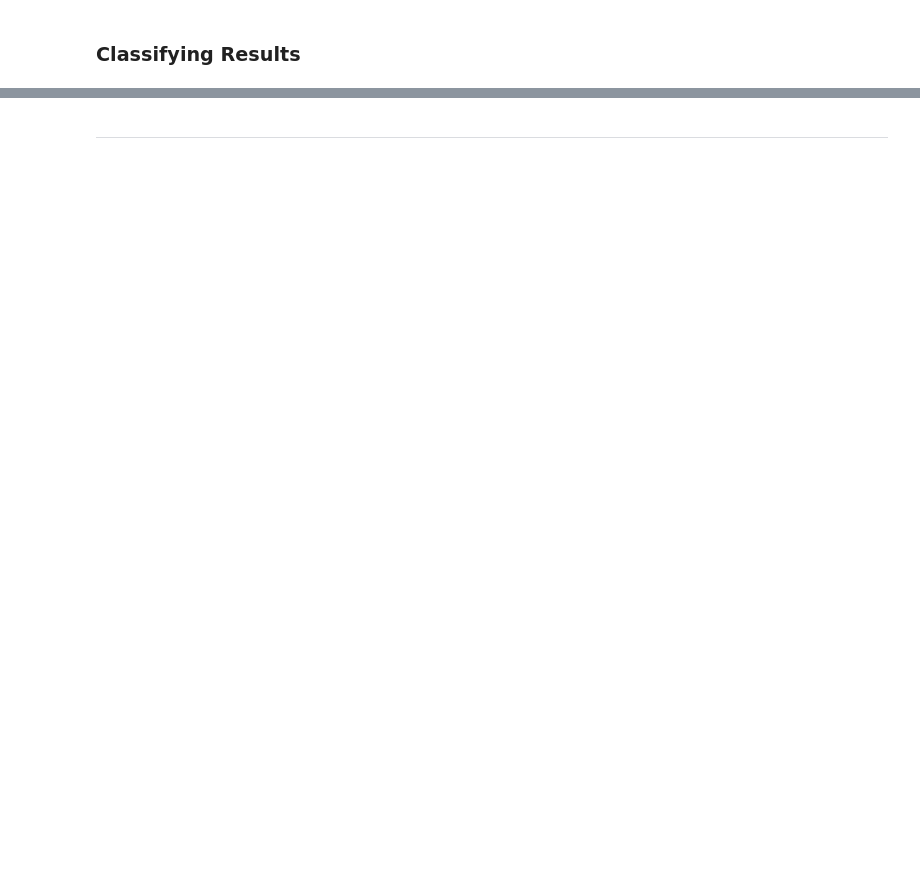
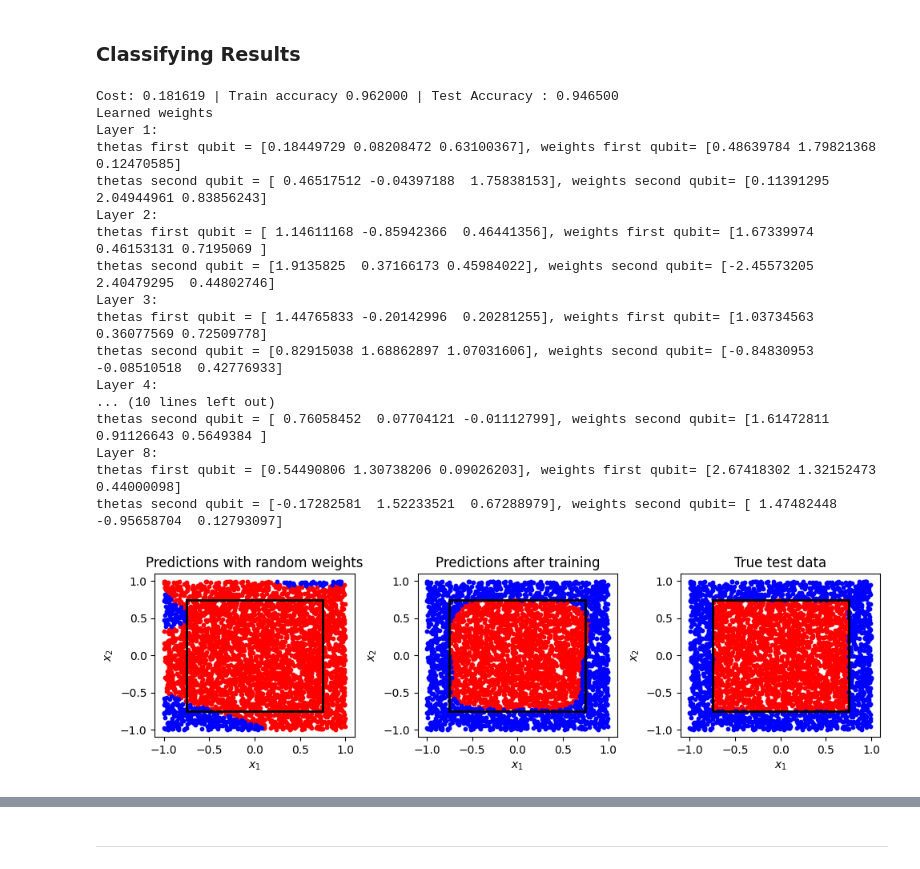
Before and after one commit to HeechanYi/Data-Reuploading, a Jupyter notebook: Code reproducing/2ClassProblemMQ.ipynb, the cells around one changed output, grey strips where cells are left out. Drawn from its saved outputs; the diff is of its cells as text; code cells hidden in the pictures; blank space fills up the shorter version.

```diff
--- a/Code reproducing/2ClassProblemMQ.ipynb
+++ b/Code reproducing/2ClassProblemMQ.ipynb
@@ -353,35 +353,36 @@ _____
 ## Process of Compressed scheme 2QC
 # %%
 # the numbers of training and test data
-num_training = 500
-num_test = 1000
+num_training = 1000
+num_test = 4000
 
 # Training datas(where we will train the data)
-Xdata, y_train, condition = Circle(num_training)
+Xdata, y_train, condition = Square(num_training)
 train_data = np.hstack((Xdata, np.zeros((Xdata.shape[0], 1), requires_grad=False))) # point (x_1, x_2, x_3 = 0)
 
 # Testing datas(where we get the model accuracy)
-Xtest, y_test, condition = Circle(num_test)
+Xtest, y_test, condition = Square(num_test)
 test_data = np.hstack((Xtest, np.zeros((Xtest.shape[0], 1), requires_grad=False))) # point (x_1, x_2, x_3 = 0)
 
 # Setting the training options
-num_layers = 1
+num_layers = 8
 epochs = 50
 batch_size = 50
-eta = 0.1
+eta = 0.07
 
-#조기 종료 설정
-patience = 10
+# Setting early stopping
+patience = 20
 min_delta = 0.01
 best_loss = np.inf
 patience_counter = 0
 
 # Using the Optimizer
-opt = GradientDescentOptimizer(eta)
+#opt = GradientDescentOptimizer(eta)
+opt = AdamOptimizer(eta)
 
 # Initializing random weights the parameters for U(p)
-thetas = np.random.uniform(size=num_layers*6, requires_grad=True)
-weights = np.random.uniform(size=num_layers*6, requires_grad=True)
+thetas = np.random.uniform(size=(num_layers*2,3), requires_grad=True)
+weights = np.random.uniform(size=(num_layers*2,3), requires_grad=True)
 
 ### Evaluating the classifier
 # Running the model with test data
@@ -395,7 +396,7 @@ accuracy_test = accuracy_score(y_test, predicted_test)
 # Saving predictions with random weights for comparison
 initial_predictions = predicted_test
 
-loss = loss_function(thetas, weights, test_data, y_test)
+loss = loss_function(thetas, weights, test_data, num_layers, y_test)
 
 loss_list = [loss]
 accuracy_train_list = [accuracy_train]
@@ -409,11 +410,11 @@ print(
 
 for it in range(epochs):
     for Xbatch, ybatch in iterate_minibatches(train_data, y_train, batch_size=batch_size):
-        thetas, weights, _, _ = opt.step(loss_function, thetas, weights, Xbatch, ybatch)
+        thetas, weights, _, _, _ = opt.step(loss_function, thetas, weights, Xbatch, num_layers, ybatch)
 
     predicted_train, expvals_train = model_running(thetas, weights, train_data, num_layers)
     accuracy_train = accuracy_score(y_train, predicted_train)
-    loss = loss_function(thetas, weights, train_data, y_train)
+    loss = loss_function(thetas, weights, train_data, num_layers, y_train)
 
     predicted_test, expvals_test = model_running(thetas, weights, test_data, num_layers)
     accuracy_test = accuracy_score(y_test, predicted_test)
@@ -428,7 +429,7 @@ for it in range(epochs):
     accuracy_train_list.append(accuracy_train)
     accuracy_test_list.append(accuracy_test)
 
-    # 조기 중단 체크
+    # Early Stopping
     if best_loss - loss > min_delta:
         best_loss = loss
         patience_counter = 0  # 성능 개선이 있으므로 카운터 초기화
@@ -444,24 +463,47 @@ for it in range(epochs):
 # %%
 print(
     "Cost: {:3f} | Train accuracy {:3f} | Test Accuracy : {:3f}".format(
         loss, accuracy_train, accuracy_test
     )
 )
 
+idx = 0
 print("Learned weights")
 for i in range(num_layers):
-    print("Layer {}: thetas = {}, weights = {}".format(i, thetas[i], weights[i]))
+    print(f"Layer {i+1}:")
+    print(f"thetas first qubit = {thetas[idx]}, weights first qubit= {weights[idx]}")
+    print(f"thetas second qubit = {thetas[idx+1]}, weights second qubit= {weights[idx+1]}")
+    idx += 2
 
 fig, axes = plt.subplots(1, 3, figsize=(10, 3))
-plot_data(test_data, initial_predictions, fig, axes[0], problem = "circle", condition = condition)
-plot_data(test_data, predicted_test, fig, axes[1], problem = "circle", condition = condition)
-plot_data(test_data, y_test, fig, axes[2], problem = "circle", condition = condition)
+plot_data(test_data, initial_predictions, fig, axes[0], problem = "square", condition = condition)
+plot_data(test_data, predicted_test, fig, axes[1], problem = "square", condition = condition)
+plot_data(test_data, y_test, fig, axes[2], problem = "square", condition = condition)
 
 axes[0].set_title("Predictions with random weights")
 axes[1].set_title("Predictions after training")
 axes[2].set_title("True test data")
 plt.tight_layout()
 plt.show()
+# %% [output]
+Cost: 0.181619 | Train accuracy 0.962000 | Test Accuracy : 0.946500
+Learned weights
+Layer 1:
+thetas first qubit = [0.18449729 0.08208472 0.63100367], weights first qubit= [0.48639784 1.79821368 0.12470585]
+thetas second qubit = [ 0.46517512 -0.04397188  1.75838153], weights second qubit= [0.11391295 2.04944961 0.83856243]
+Layer 2:
+thetas first qubit = [ 1.14611168 -0.85942366  0.46441356], weights first qubit= [1.67339974 0.46153131 0.7195069 ]
+thetas second qubit = [1.9135825  0.37166173 0.45984022], weights second qubit= [-2.45573205  2.40479295  0.44802746]
+Layer 3:
+thetas first qubit = [ 1.44765833 -0.20142996  0.20281255], weights first qubit= [1.03734563 0.36077569 0.72509778]
+thetas second qubit = [0.82915038 1.68862897 1.07031606], weights second qubit= [-0.84830953 -0.08510518  0.42776933]
+Layer 4:
+... (10 lines left out)
+thetas second qubit = [ 0.76058452  0.07704121 -0.01112799], weights second qubit= [1.61472811 0.91126643 0.5649384 ]
+Layer 8:
+thetas first qubit = [0.54490806 1.30738206 0.09026203], weights first qubit= [2.67418302 1.32152473 0.44000098]
+thetas second qubit = [-0.17282581  1.52233521  0.67288979], weights second qubit= [ 1.47482448 -0.95658704  0.12793097]
+[figure, added]
 # %%
 fig, axes = plt.subplots(2, 1, figsize=(8, 6))
 
```
Also changed, not shown: parts of 7 cells of this notebook.
